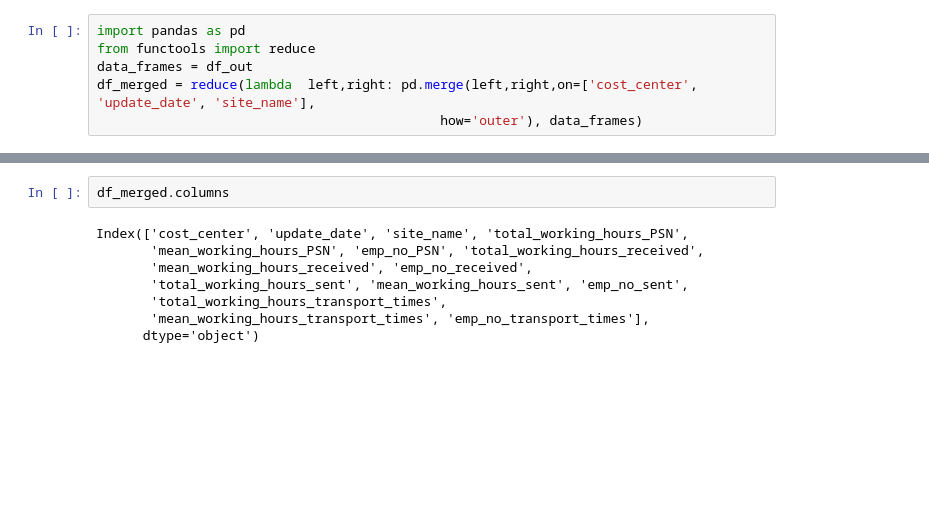
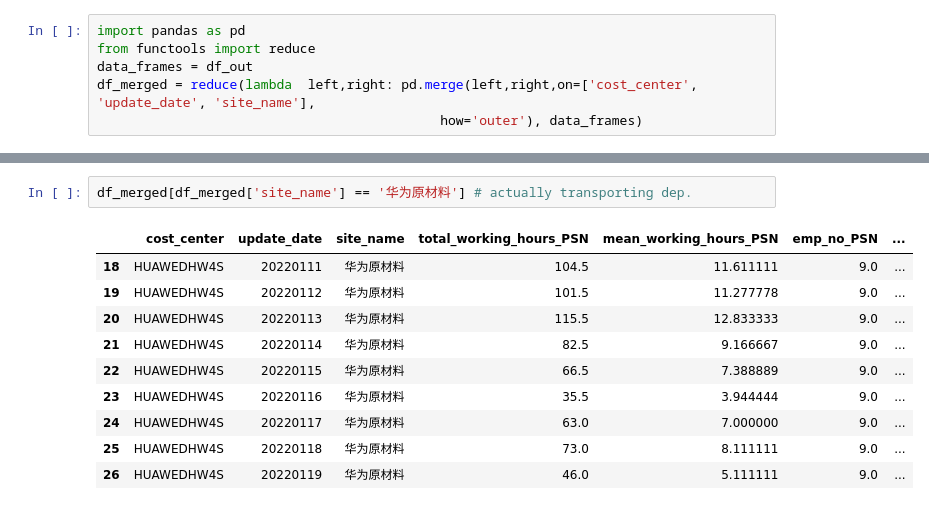
Before and after one commit to fyenne/play11_huawei, a Jupyter notebook: script/huawei.ipynb, the cells around one changed output, grey strips where cells are left out. Cells and saved outputs as stored; diff of their text form; blank space fills up the shorter version.

```diff
--- a/script/huawei.ipynb
+++ b/script/huawei.ipynb
@@ -411,11 +411,14 @@ array(['洪梅', '坪山', 'C9原材料', 'T园区', '安世成品', '南华', '
       dtype=object)
-# %%
-df_merged.columns
-# %% [output]
-Index(['cost_center', 'update_date', 'site_name', 'total_working_hours_PSN',
-       'mean_working_hours_PSN', 'emp_no_PSN', 'total_working_hours_received',
-       'mean_working_hours_received', 'emp_no_received',
-       'total_working_hours_sent', 'mean_working_hours_sent', 'emp_no_sent',
-       'total_working_hours_transport_times',
-       'mean_working_hours_transport_times', 'emp_no_transport_times'],
-      dtype='object')
+# %%
+df_merged[df_merged['site_name'] == '华为原材料'] # actually transporting dep.
+# %% [output]
+|  | cost_center | update_date | site_name | total_working_hours_PSN | mean_working_hours_PSN | emp_no_PSN | ... |
+| 18 | HUAWEDHW4S | 20220111 | 华为原材料 | 104.5 | 11.611111 | 9.0 | ... |
+| 19 | HUAWEDHW4S | 20220112 | 华为原材料 | 101.5 | 11.277778 | 9.0 | ... |
+| 20 | HUAWEDHW4S | 20220113 | 华为原材料 | 115.5 | 12.833333 | 9.0 | ... |
+| 21 | HUAWEDHW4S | 20220114 | 华为原材料 | 82.5 | 9.166667 | 9.0 | ... |
+| 22 | HUAWEDHW4S | 20220115 | 华为原材料 | 66.5 | 7.388889 | 9.0 | ... |
+| 23 | HUAWEDHW4S | 20220116 | 华为原材料 | 35.5 | 3.944444 | 9.0 | ... |
+| 24 | HUAWEDHW4S | 20220117 | 华为原材料 | 63.0 | 7.000000 | 9.0 | ... |
+| 25 | HUAWEDHW4S | 20220118 | 华为原材料 | 73.0 | 8.111111 | 9.0 | ... |
+| 26 | HUAWEDHW4S | 20220119 | 华为原材料 | 46.0 | 5.111111 | 9.0 | ... |
```
Also changed, not shown: parts of 1 cell of this notebook, 1 other file.
